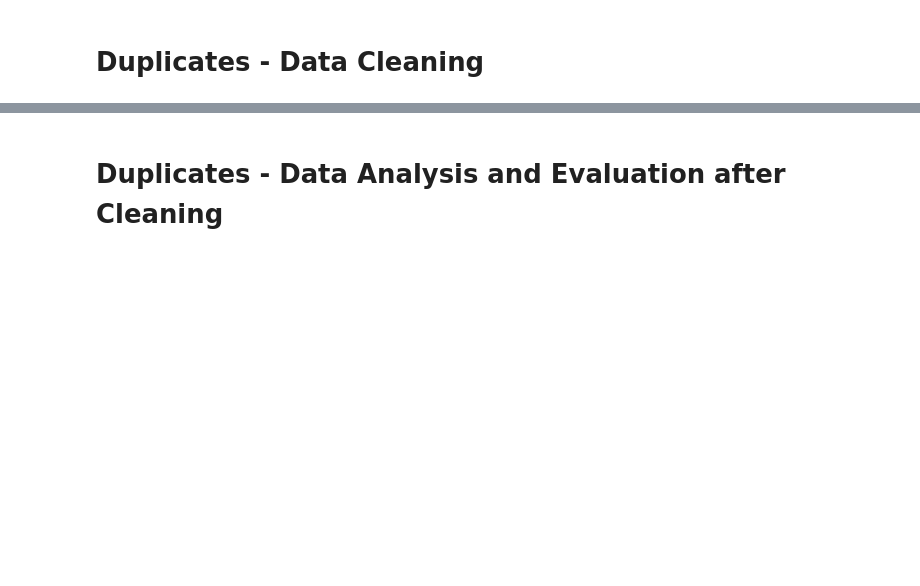
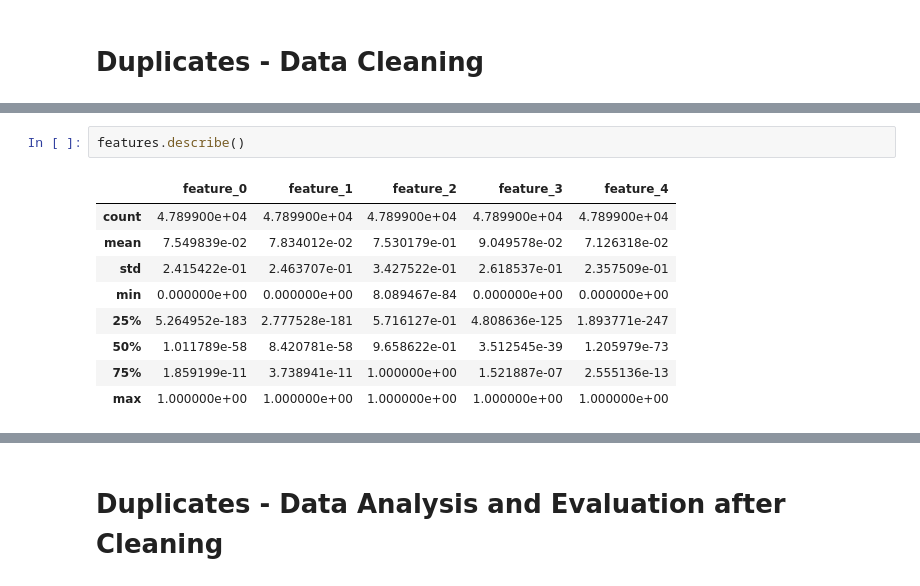
Before and after one commit to LucaGerin/Data_Quality_Project_polimi, a Jupyter notebook: DQProject_Gerin_Galimberti.ipynb, the cells around one changed output, grey strips where cells are left out. Cells and saved outputs as stored; diff of their text form; blank space fills up the shorter version.

```diff
--- a/DQProject_Gerin_Galimberti.ipynb
+++ b/DQProject_Gerin_Galimberti.ipynb
@@ -842,0 +955,12 @@ Training for MLP...
+# %%
+features.describe()
+# %% [output]
+|  | feature_0 | feature_1 | feature_2 | feature_3 | feature_4 |
+| count | 4.789900e+04 | 4.789900e+04 | 4.789900e+04 | 4.789900e+04 | 4.789900e+04 |
+| mean | 7.549839e-02 | 7.834012e-02 | 7.530179e-01 | 9.049578e-02 | 7.126318e-02 |
+| std | 2.415422e-01 | 2.463707e-01 | 3.427522e-01 | 2.618537e-01 | 2.357509e-01 |
+| min | 0.000000e+00 | 0.000000e+00 | 8.089467e-84 | 0.000000e+00 | 0.000000e+00 |
+| 25% | 5.264952e-183 | 2.777528e-181 | 5.716127e-01 | 4.808636e-125 | 1.893771e-247 |
+| 50% | 1.011789e-58 | 8.420781e-58 | 9.658622e-01 | 3.512545e-39 | 1.205979e-73 |
+| 75% | 1.859199e-11 | 3.738941e-11 | 1.000000e+00 | 1.521887e-07 | 2.555136e-13 |
+| max | 1.000000e+00 | 1.000000e+00 | 1.000000e+00 | 1.000000e+00 | 1.000000e+00 |
```
Also changed, not shown: parts of 36 cells of this notebook.
